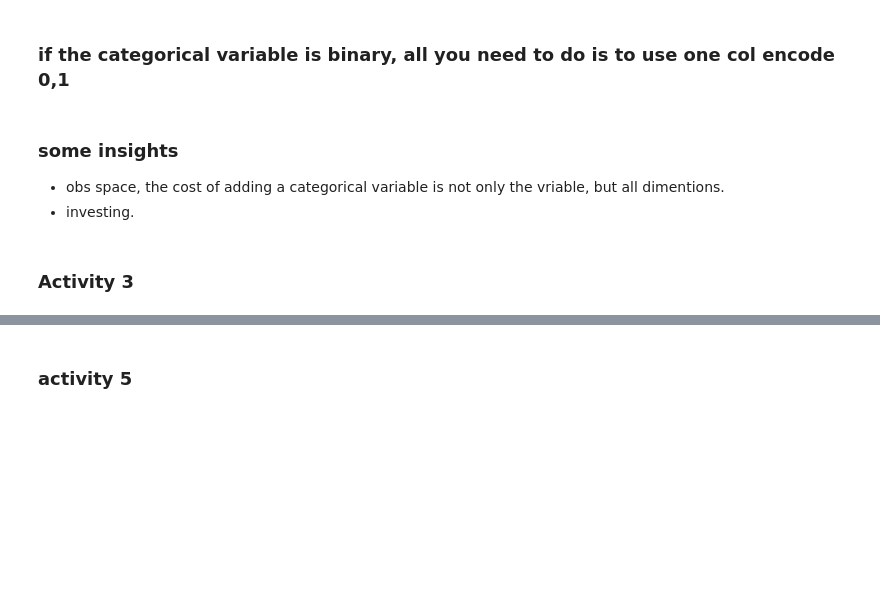
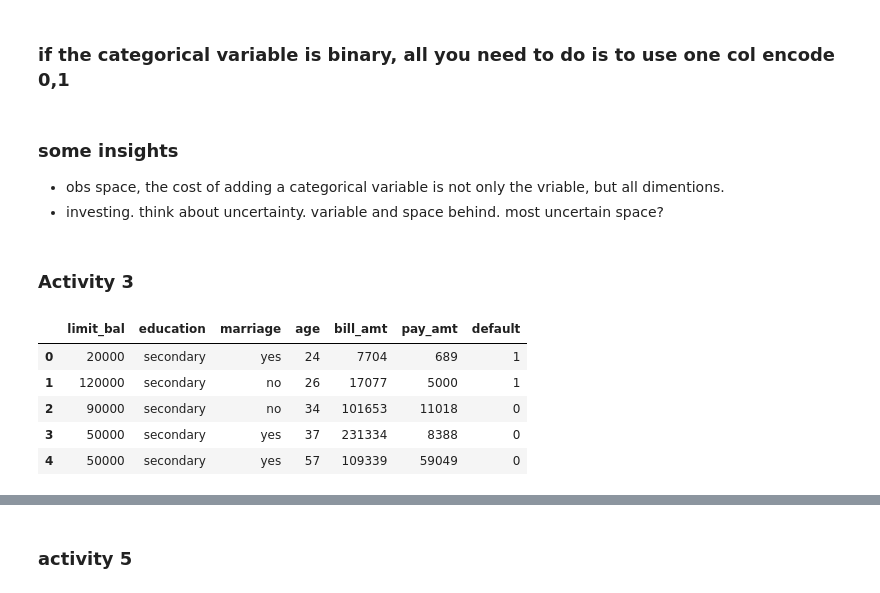
Before and after one commit to softmaxhuanchen/AI-ML, a Jupyter notebook: unsup-learning part2-live/unsup-part2-live.ipynb, the cells around one changed output, grey strips where cells are left out. Cells and saved outputs as stored; diff of their text form; code cells hidden in the pictures; blank space fills up the shorter version.

```diff
--- a/unsup-learning part2-live/unsup-part2-live.ipynb
+++ b/unsup-learning part2-live/unsup-part2-live.ipynb
@@ -196,6 +196,18 @@ df_shopping_transformed
 # %% [markdown]
 ### some insights
 - obs space, the cost of adding a categorical variable is not only the vriable, but all dimentions.
-- investing.
+- investing. think about uncertainty. variable and space behind. most uncertain space?
 # %% [markdown]
 ### Activity 3
+# %%
+ccinfo_df = pd.read_csv(
+    Path("Resources/cc_info_default.csv")
+)
+ccinfo_df.head()
+# %% [output]
+|  | limit_bal | education | marriage | age | bill_amt | pay_amt | default |
+| 0 | 20000 | secondary | yes | 24 | 7704 | 689 | 1 |
+| 1 | 120000 | secondary | no | 26 | 17077 | 5000 | 1 |
+| 2 | 90000 | secondary | no | 34 | 101653 | 11018 | 0 |
+| 3 | 50000 | secondary | yes | 37 | 231334 | 8388 | 0 |
+| 4 | 50000 | secondary | yes | 57 | 109339 | 59049 | 0 |
```
Also changed, not shown: parts of 7 cells of this notebook.
